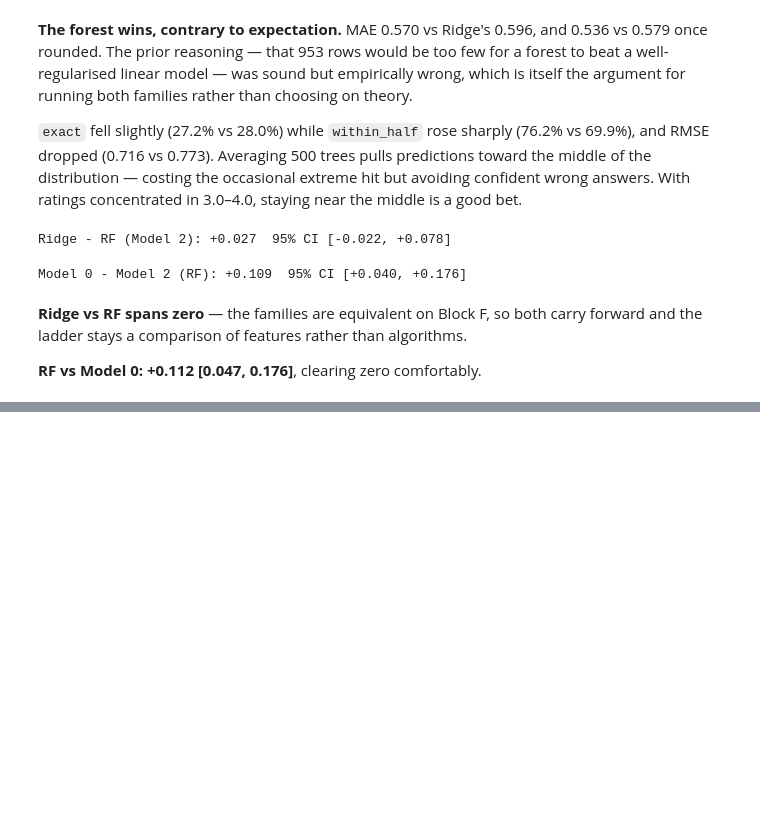
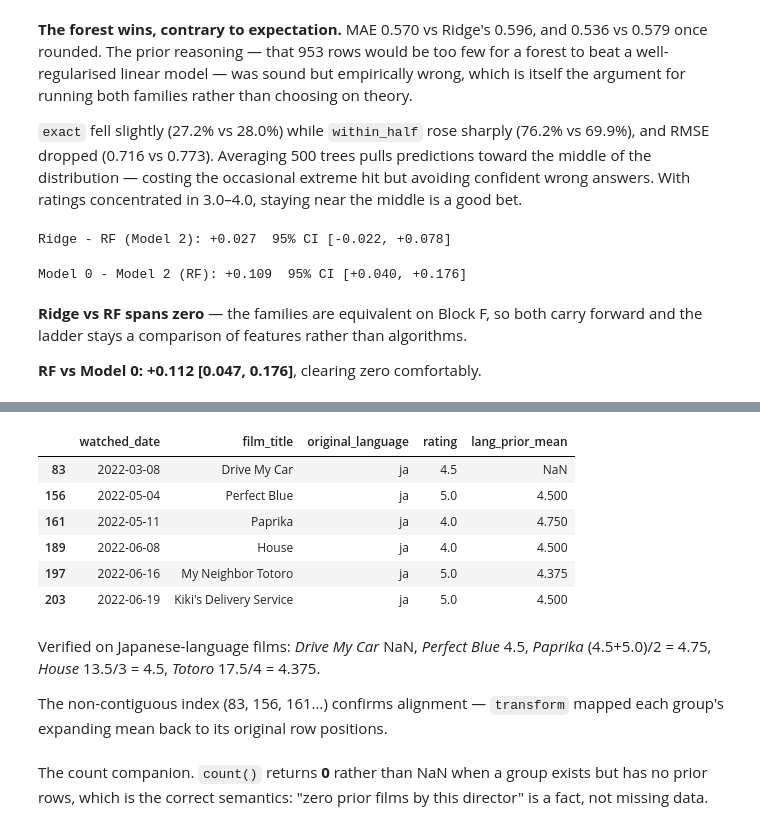
Before and after one commit to Roborohan/Letterboxd-Regression-Capstone, a Jupyter notebook: 04_models.ipynb, the cells around one changed output, grey strips where cells are left out. Drawn from its saved outputs; the diff is of its cells as text; code cells hidden in the pictures; blank space fills up the shorter version.

```diff
--- a/04_models.ipynb
+++ b/04_models.ipynb
@@ -574,0 +629,28 @@ carry forward and the ladder stays a comparison of features rather than algorith
+# %%
+def expanding_group_mean(frame, key_col, value_col="rating"):
+    """Mean of value_col over strictly-earlier rows sharing the same key."""
+    return (frame.groupby(key_col)[value_col]
+                 .transform(lambda s: s.shift(1).expanding().mean()))
+# %%
+d = df[["watched_date", "film_title", "original_language", "rating"]].copy()
+d["lang_prior_mean"] = expanding_group_mean(df, "original_language")
+
+d[d["original_language"] == "ja"].head(6)
+# %% [output]
+|  | watched_date | film_title | original_language | rating | lang_prior_mean |
+| 83 | 2022-03-08 | Drive My Car | ja | 4.5 | NaN |
+| 156 | 2022-05-04 | Perfect Blue | ja | 5.0 | 4.500 |
+| 161 | 2022-05-11 | Paprika | ja | 4.0 | 4.750 |
+| 189 | 2022-06-08 | House | ja | 4.0 | 4.500 |
+| 197 | 2022-06-16 | My Neighbor Totoro | ja | 5.0 | 4.375 |
+| 203 | 2022-06-19 | Kiki's Delivery Service | ja | 5.0 | 4.500 |
+# %% [markdown]
+Verified on Japanese-language films: *Drive My Car* NaN, *Perfect Blue* 4.5,
+*Paprika* (4.5+5.0)/2 = 4.75, *House* 13.5/3 = 4.5, *Totoro* 17.5/4 = 4.375.
+
+The non-contiguous index (83, 156, 161…) confirms alignment — `transform` mapped each
+group's expanding mean back to its original row positions.
+# %% [markdown]
+The count companion. `count()` returns **0** rather than NaN when a group exists
+but has no prior rows, which is the correct semantics: "zero prior films by this
+director" is a fact, not missing data.
```
Also changed, not shown: parts of 11 cells of this notebook.
